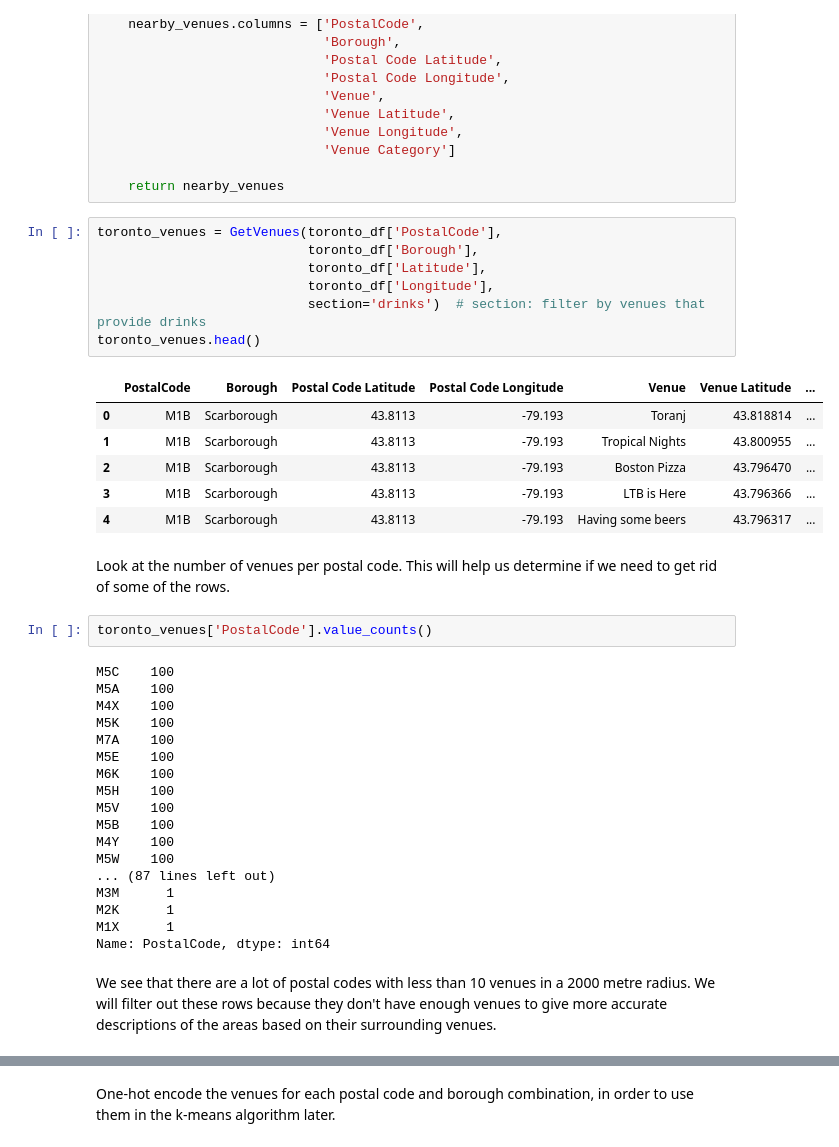
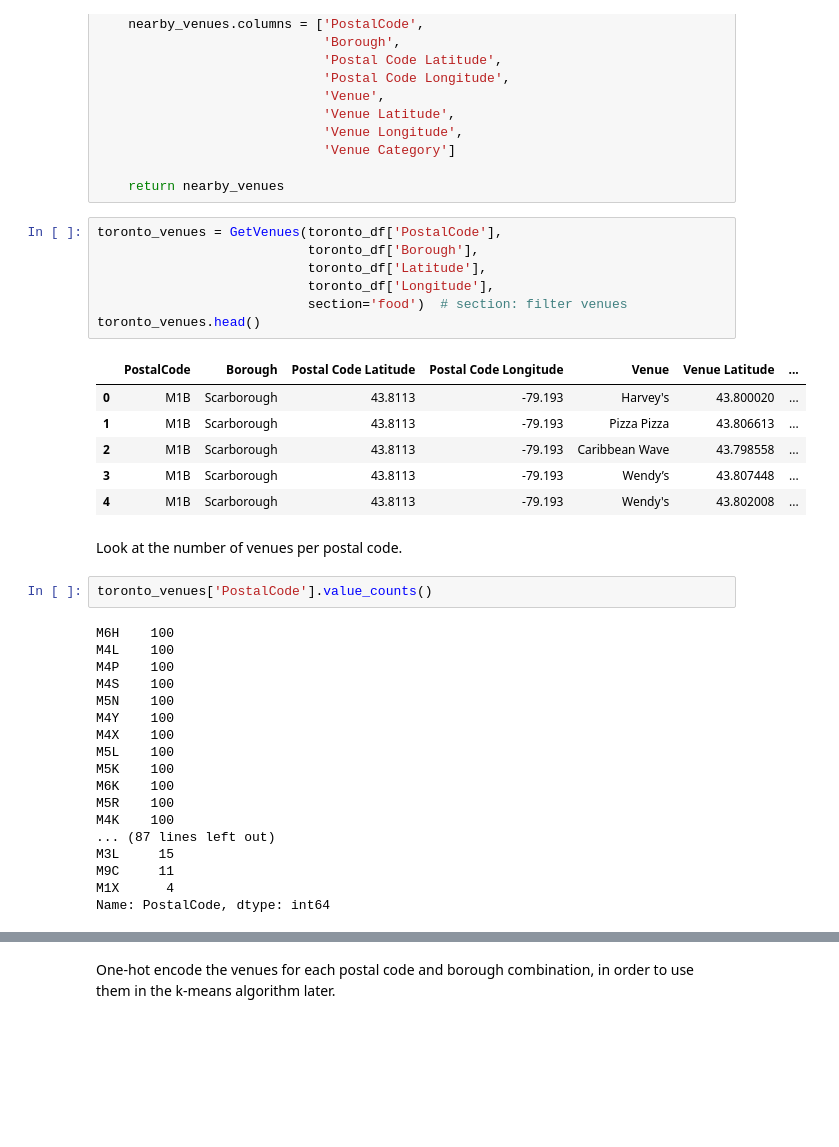
Before and after one commit to FuegoDiego/Coursera_Capstone, a Jupyter notebook: Segmenting and Clustering Neighborhoods in Toronto.ipynb, the cells around one changed output, grey strips where cells are left out. Cells and saved outputs as stored; diff of their text form; blank space fills up the shorter version.

```diff
--- a/Segmenting and Clustering Neighborhoods in Toronto.ipynb
+++ b/Segmenting and Clustering Neighborhoods in Toronto.ipynb
@@ -236,38 +236,36 @@ def GetVenues(postal_codes, boroughs, latitudes, longitudes, radius=2000, limit=
 # %%
 toronto_venues = GetVenues(toronto_df['PostalCode'],
                            toronto_df['Borough'],
                            toronto_df['Latitude'],
                            toronto_df['Longitude'],
-                           section='drinks')  # section: filter by venues that provide drinks
+                           section='food')  # section: filter venues
 toronto_venues.head()
 # %% [output]
 |  | PostalCode | Borough | Postal Code Latitude | Postal Code Longitude | Venue | Venue Latitude | ... |
-| 0 | M1B | Scarborough | 43.8113 | -79.193 | Toranj | 43.818814 | ... |
-| 1 | M1B | Scarborough | 43.8113 | -79.193 | Tropical Nights | 43.800955 | ... |
-| 2 | M1B | Scarborough | 43.8113 | -79.193 | Boston Pizza | 43.796470 | ... |
-| 3 | M1B | Scarborough | 43.8113 | -79.193 | LTB is Here | 43.796366 | ... |
-| 4 | M1B | Scarborough | 43.8113 | -79.193 | Having some beers | 43.796317 | ... |
+| 0 | M1B | Scarborough | 43.8113 | -79.193 | Harvey's | 43.800020 | ... |
+| 1 | M1B | Scarborough | 43.8113 | -79.193 | Pizza Pizza | 43.806613 | ... |
+| 2 | M1B | Scarborough | 43.8113 | -79.193 | Caribbean Wave | 43.798558 | ... |
+| 3 | M1B | Scarborough | 43.8113 | -79.193 | Wendy’s | 43.807448 | ... |
+| 4 | M1B | Scarborough | 43.8113 | -79.193 | Wendy's | 43.802008 | ... |
 # %% [markdown]
-Look at the number of venues per postal code. This will help us determine if we need to get rid of some of the rows.
+Look at the number of venues per postal code.
 # %%
 toronto_venues['PostalCode'].value_counts()
 # %% [output]
-M5C    100
-M5A    100
+M6H    100
+M4L    100
+M4P    100
+M4S    100
+M5N    100
+M4Y    100
 M4X    100
+M5L    100
 M5K    100
-M7A    100
-M5E    100
 M6K    100
-M5H    100
-M5V    100
-M5B    100
-M4Y    100
-M5W    100
+M5R    100
+M4K    100
 ... (87 lines left out)
-M3M      1
-M2K      1
-M1X      1
+M3L     15
+M9C     11
+M1X      4
 Name: PostalCode, dtype: int64
-# %% [markdown]
-We see that there are a lot of postal codes with less than 10 venues in a 2000 metre radius. We will filter out these rows because they don't have enough venues to give more accurate descriptions of the areas based on their surrounding venues.
```
Also changed, not shown: parts of 30 cells of this notebook.
